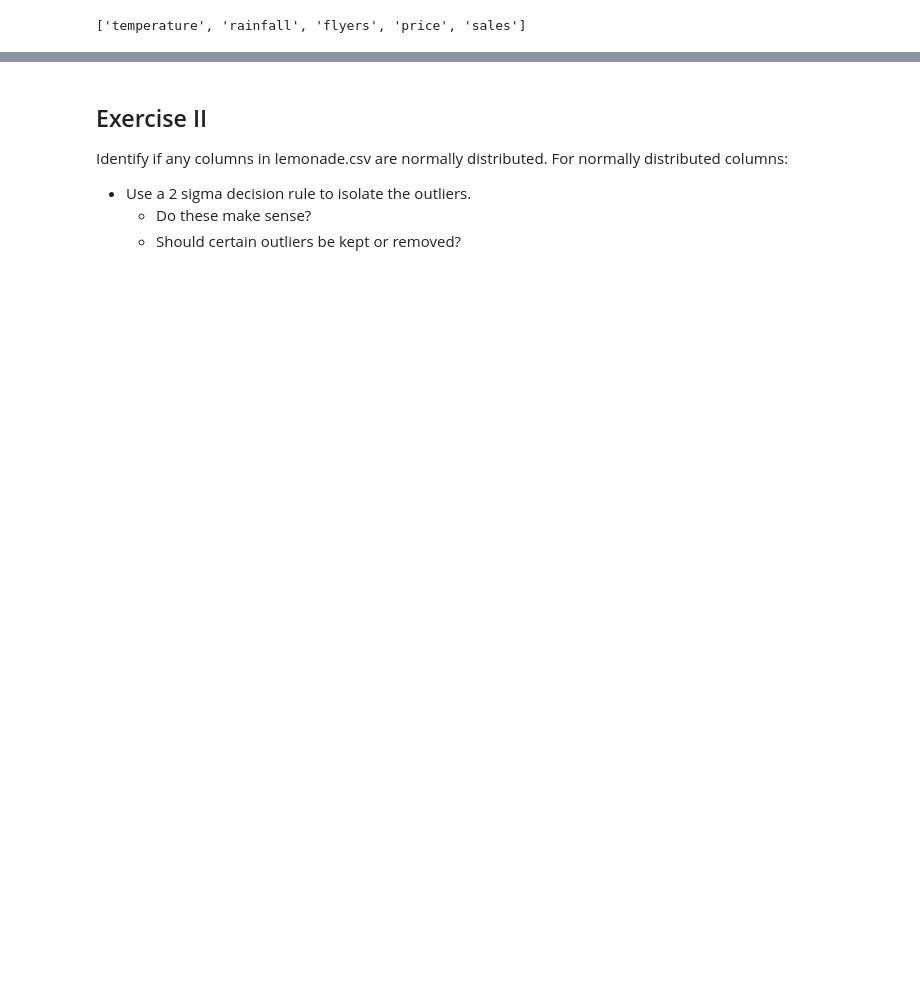
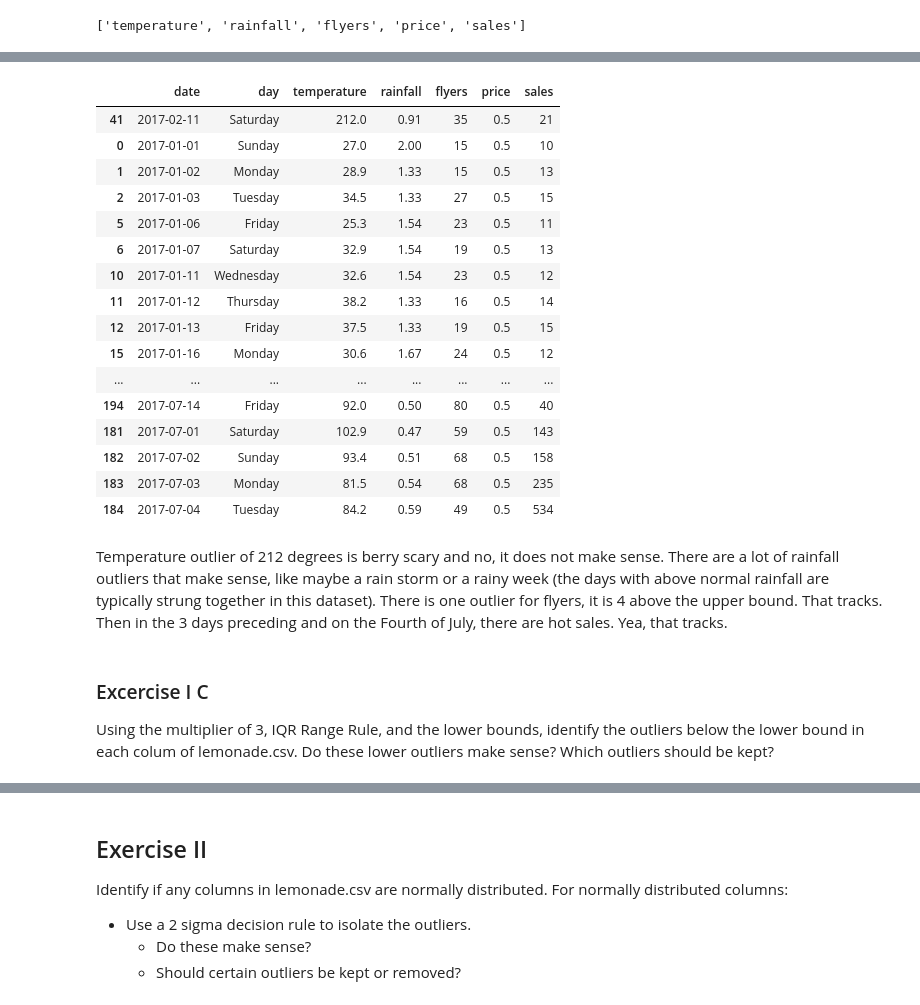
Before and after one commit to masonsherbondy/anomaly-detection-exercises, a Jupyter notebook: continuous_probabilistic_methods.ipynb, the cells around one changed output, grey strips where cells are left out. Cells and saved outputs as stored; diff of their text form; code cells hidden in the pictures; blank space fills up the shorter version.

```diff
--- a/continuous_probabilistic_methods.ipynb
+++ b/continuous_probabilistic_methods.ipynb
@@ -11,3 +115,25 @@ import mason_functions as mf
+# %%
+def get_above_bounds(df, quant_vars, multiplier = 1.5):
+
+    '''
+    This function defines 3 paramaters, a dataframe, a list of variables, and a default multiplier.
+    It returns all of the outliers above their respective upper bounds present in the specified dataframe
+    in a new dataframe (outlier classification dependent on set/ default multiplier).
+    '''
+
+    above_bounds = pd.DataFrame()
+
+    for var in quant_vars:
+
+        q1, q3 = df[var].quantile([.25, .75])    # get quartiles
+
+        iqr = q3 - q1    # calculate inter-quartile range
+
+        upper_fence = q3 + multiplier * iqr    # set lower fence
+
+        above_bounds = above_bounds.append(df[df[var] > upper_fence])    # add outliers to dataframe
+
+    return above_bounds    # return upper outliers accumulated in a dataframe
 # %% [markdown]
 ## Exercise I
 Using lemonade.csv dataset and focusing on continuous variables:
@@ -175,0 +292,9 @@ lemonade.head()
+# %%
+# pull up the bounds for all columns for quick reference
+bounds = get_all_the_bounds(lemonade, numeric)
+
+# assign variable to all of the upper bounds in a separate dataframe
+above_bounds = get_above_bounds(lemonade, numeric)
+
+# view bounds
+bounds
@@ -175,0 +309,26 @@ lemonade.head()
+# %%
+# view upper bounds
+above_bounds
+# %% [output]
+|  | date | day | temperature | rainfall | flyers | price | sales |
+| 41 | 2017-02-11 | Saturday | 212.0 | 0.91 | 35 | 0.5 | 21 |
+| 0 | 2017-01-01 | Sunday | 27.0 | 2.00 | 15 | 0.5 | 10 |
+| 1 | 2017-01-02 | Monday | 28.9 | 1.33 | 15 | 0.5 | 13 |
+| 2 | 2017-01-03 | Tuesday | 34.5 | 1.33 | 27 | 0.5 | 15 |
+| 5 | 2017-01-06 | Friday | 25.3 | 1.54 | 23 | 0.5 | 11 |
+| 6 | 2017-01-07 | Saturday | 32.9 | 1.54 | 19 | 0.5 | 13 |
+| 10 | 2017-01-11 | Wednesday | 32.6 | 1.54 | 23 | 0.5 | 12 |
+| 11 | 2017-01-12 | Thursday | 38.2 | 1.33 | 16 | 0.5 | 14 |
+| 12 | 2017-01-13 | Friday | 37.5 | 1.33 | 19 | 0.5 | 15 |
+| 15 | 2017-01-16 | Monday | 30.6 | 1.67 | 24 | 0.5 | 12 |
+| ... | ... | ... | ... | ... | ... | ... | ... |
+| 194 | 2017-07-14 | Friday | 92.0 | 0.50 | 80 | 0.5 | 40 |
+| 181 | 2017-07-01 | Saturday | 102.9 | 0.47 | 59 | 0.5 | 143 |
+| 182 | 2017-07-02 | Sunday | 93.4 | 0.51 | 68 | 0.5 | 158 |
+| 183 | 2017-07-03 | Monday | 81.5 | 0.54 | 68 | 0.5 | 235 |
+| 184 | 2017-07-04 | Tuesday | 84.2 | 0.59 | 49 | 0.5 | 534 |
+# %% [markdown]
+Temperature outlier of 212 degrees is berry scary and no, it does not make sense. There are a lot of rainfall outliers that make sense, like maybe a rain storm or a rainy week (the days with above normal rainfall are typically strung together in this dataset). There is one outlier for flyers, it is 4 above the upper bound. That tracks. Then in the 3 days preceding and on the Fourth of July, there are hot sales. Yea, that tracks.
+# %% [markdown]
+### Excercise I C
+Using the multiplier of 3, IQR Range Rule, and the lower bounds, identify the outliers below the lower bound in each colum of lemonade.csv. Do these lower outliers make sense? Which outliers should be kept?
```
Also changed, not shown: parts of 35 cells of this notebook.
